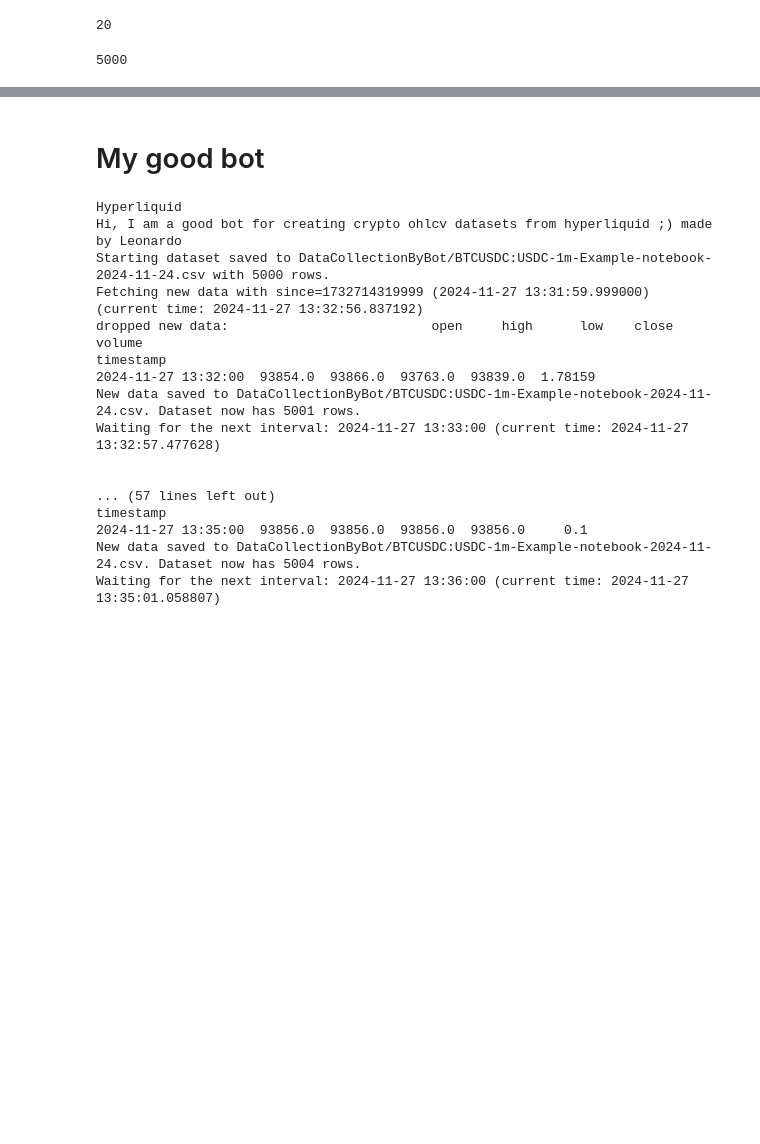
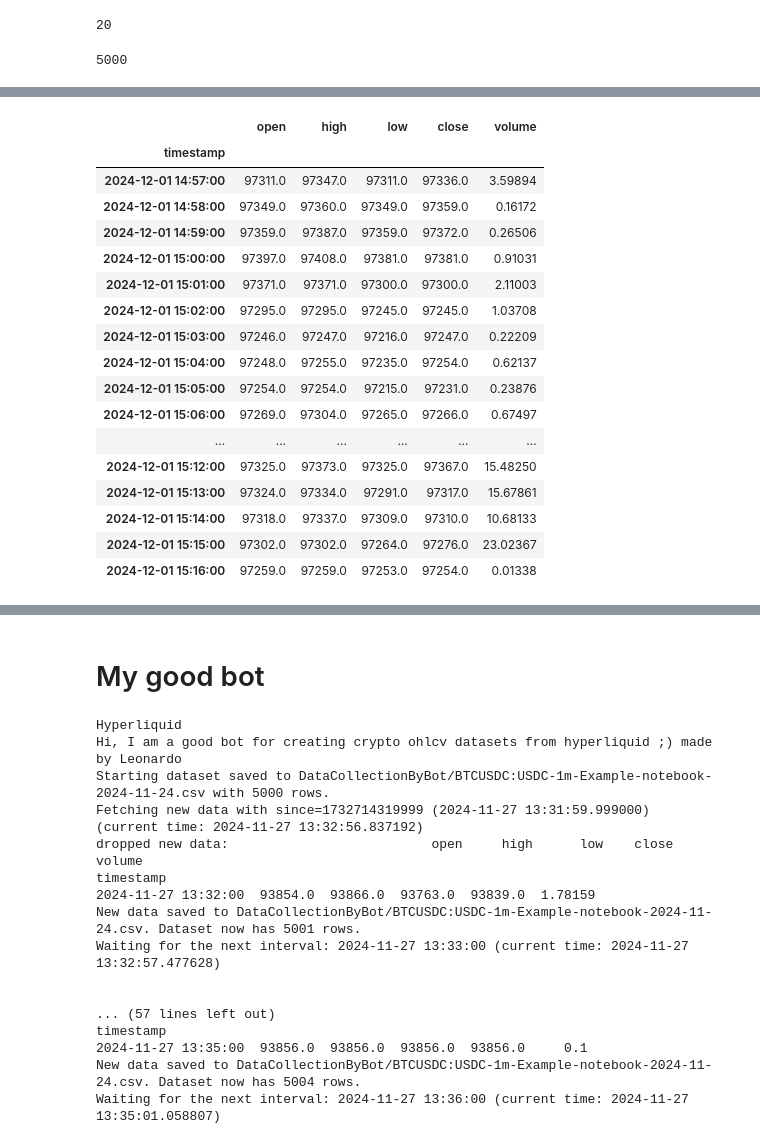
Before and after one commit to Gruntrexpewrus/QuantitativeTrading-public, a Jupyter notebook: data-collection-bot-hyperliquid.ipynb, the cells around one changed output, grey strips where cells are left out. Cells and saved outputs as stored; diff of their text form; code cells hidden in the pictures; blank space fills up the shorter version.

```diff
--- a/data-collection-bot-hyperliquid.ipynb
+++ b/data-collection-bot-hyperliquid.ipynb
@@ -163,0 +162,26 @@ Intel MKL WARNING: Support of Intel(R) Streaming SIMD Extensions 4.2 (Intel(R) S
+# %%
+current_timestamp_ms = int(time.time() * 1000) - 360000
+ohlcv = hyperliquid.fetch_ohlcv(symbol, timeframe, limit = 20) # since = current_timestamp_ms, limit = 20)
+df = pd.DataFrame(ohlcv, columns=['timestamp', 'open', 'high', 'low', 'close', 'volume'])
+df['timestamp'] = pd.to_datetime(df['timestamp'], unit='ms')
+df.set_index('timestamp', inplace=True)
+df
+# %% [output]
+|  | open | high | low | close | volume |
+| timestamp |  |  |  |  |  |
+| 2024-12-01 14:57:00 | 97311.0 | 97347.0 | 97311.0 | 97336.0 | 3.59894 |
+| 2024-12-01 14:58:00 | 97349.0 | 97360.0 | 97349.0 | 97359.0 | 0.16172 |
+| 2024-12-01 14:59:00 | 97359.0 | 97387.0 | 97359.0 | 97372.0 | 0.26506 |
+| 2024-12-01 15:00:00 | 97397.0 | 97408.0 | 97381.0 | 97381.0 | 0.91031 |
+| 2024-12-01 15:01:00 | 97371.0 | 97371.0 | 97300.0 | 97300.0 | 2.11003 |
+| 2024-12-01 15:02:00 | 97295.0 | 97295.0 | 97245.0 | 97245.0 | 1.03708 |
+| 2024-12-01 15:03:00 | 97246.0 | 97247.0 | 97216.0 | 97247.0 | 0.22209 |
+| 2024-12-01 15:04:00 | 97248.0 | 97255.0 | 97235.0 | 97254.0 | 0.62137 |
+| 2024-12-01 15:05:00 | 97254.0 | 97254.0 | 97215.0 | 97231.0 | 0.23876 |
+| 2024-12-01 15:06:00 | 97269.0 | 97304.0 | 97265.0 | 97266.0 | 0.67497 |
+| ... | ... | ... | ... | ... | ... |
+| 2024-12-01 15:12:00 | 97325.0 | 97373.0 | 97325.0 | 97367.0 | 15.48250 |
+| 2024-12-01 15:13:00 | 97324.0 | 97334.0 | 97291.0 | 97317.0 | 15.67861 |
+| 2024-12-01 15:14:00 | 97318.0 | 97337.0 | 97309.0 | 97310.0 | 10.68133 |
+| 2024-12-01 15:15:00 | 97302.0 | 97302.0 | 97264.0 | 97276.0 | 23.02367 |
+| 2024-12-01 15:16:00 | 97259.0 | 97259.0 | 97253.0 | 97254.0 | 0.01338 |
```
Also changed, not shown: parts of 6 cells of this notebook, 4 other files.
